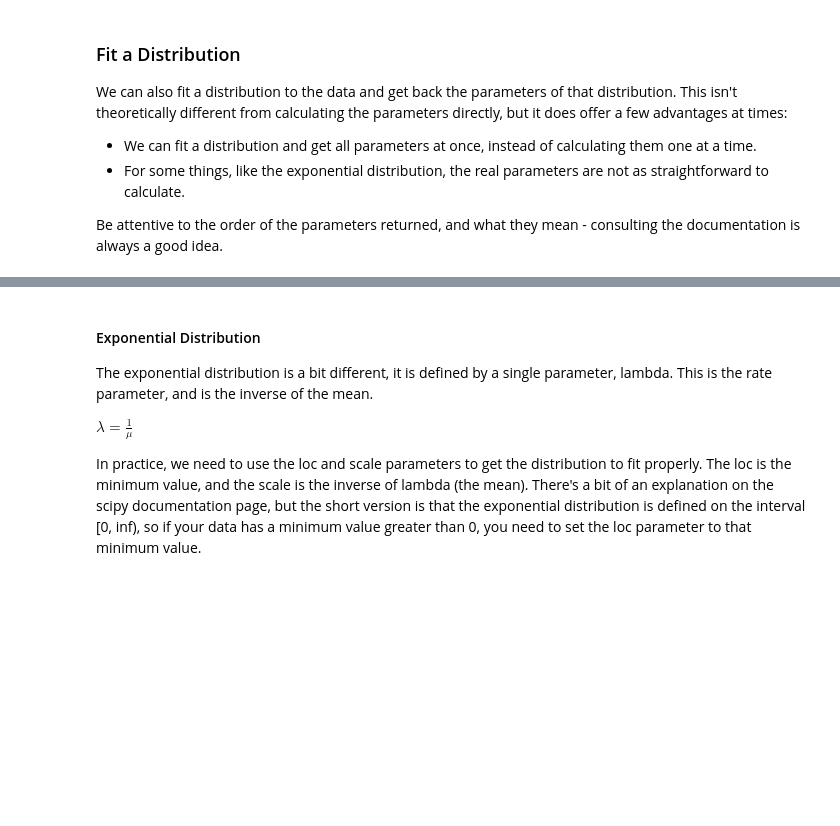
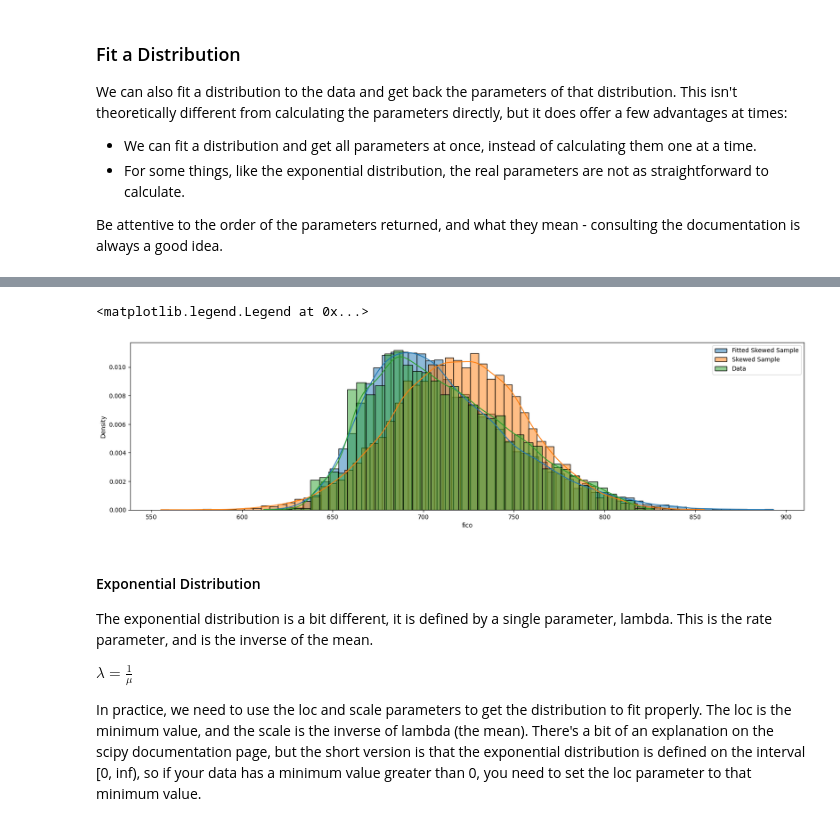
Before and after one commit to AkeemSemperDataScience/Basic_Stats_in_Python_Student_Repository, a Jupyter notebook: 010_PDF.ipynb, the cells around one changed output, grey strips where cells are left out. Saved outputs shown, nothing was run; the diff lists cells and outputs as text; code cells hidden in the pictures; blank space fills up the shorter version.

```diff
--- a/010_PDF.ipynb
+++ b/010_PDF.ipynb
@@ -387,3 +409,13 @@ plt.show()
+# %%
+ficoSkewFitFrozen = scipy.stats.skewnorm(a=ficoSkewParams[0], loc=ficoSkewParams[1], scale=ficoSkewParams[2])
+ficoSkewFitSample = ficoSkewFitFrozen.rvs(10000)
+sns.histplot(ficoSkewFitSample, kde=True, stat="density", label="Fitted Skewed Sample")
+sns.histplot(ficoSkewSample, kde=True, stat="density", label="Skewed Sample")
+sns.histplot(df["fico"], kde=True, stat="density", label="Data")
+plt.legend()
+# %% [output]
+<matplotlib.legend.Legend at 0x...>
+[figure, added]
 # %% [markdown]
 #### Exponential Distribution
 
```
Also changed, not shown: parts of 13 cells of this notebook, 8 other files.
